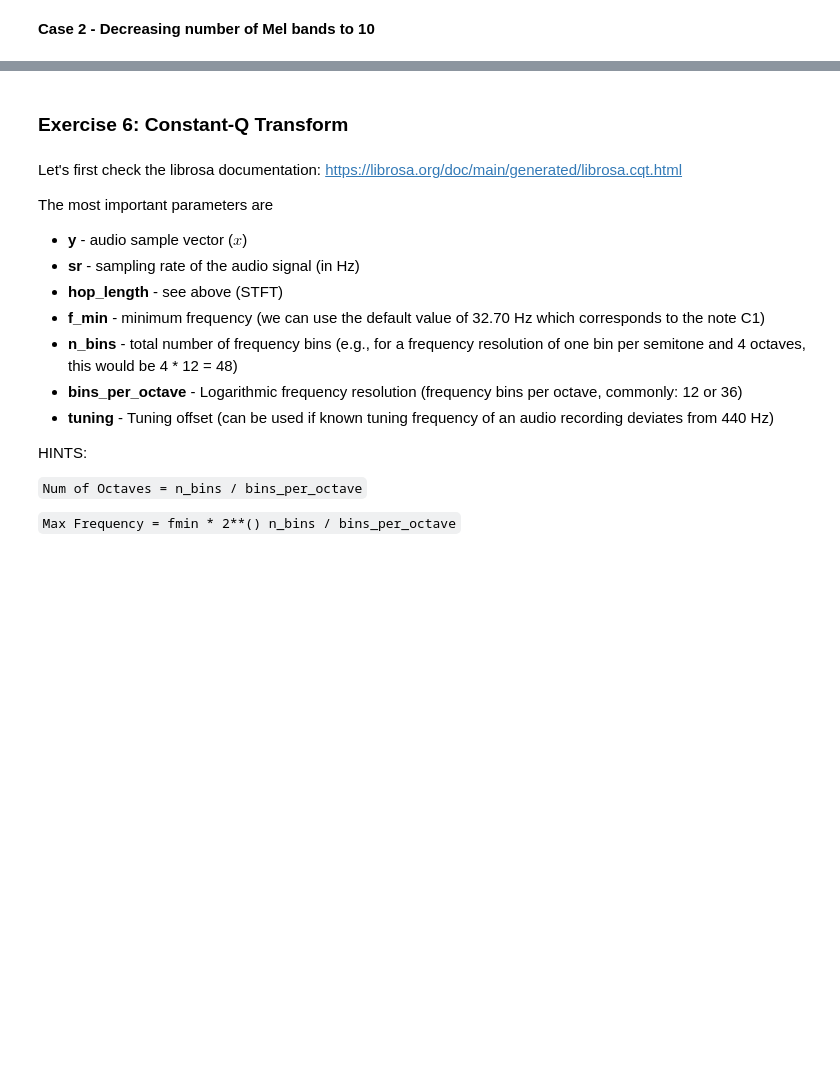
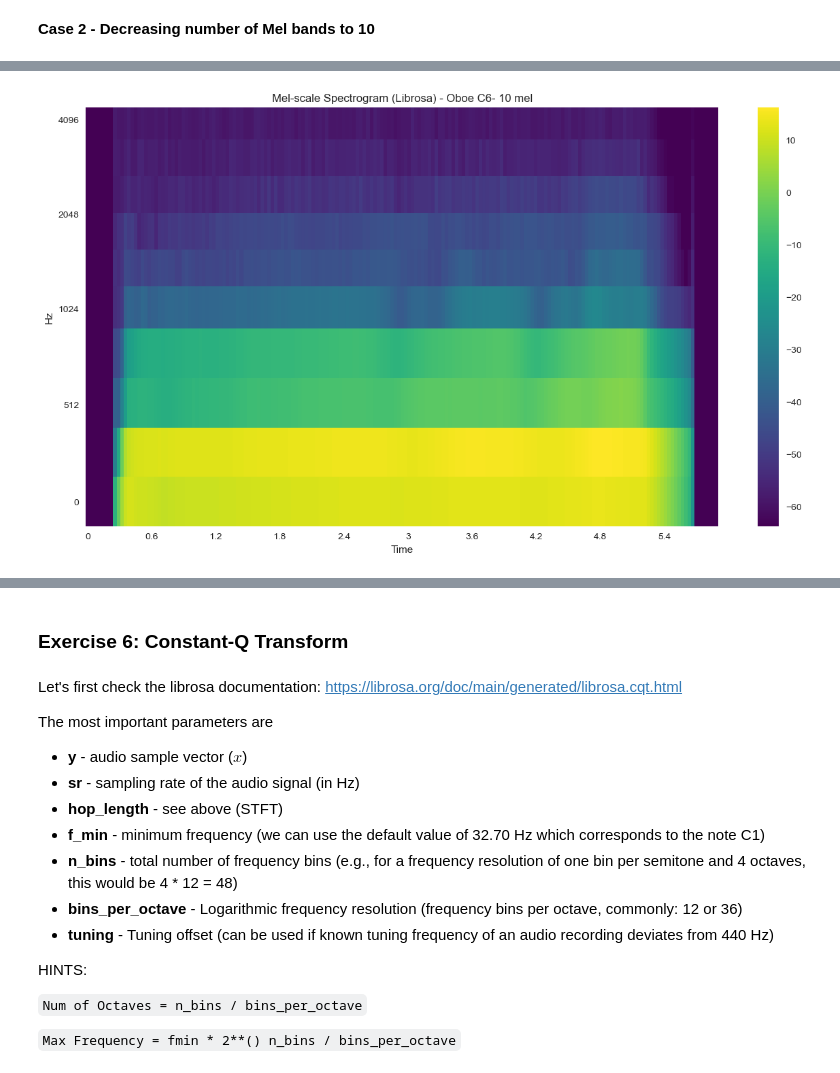
Before and after one commit to Carmenfranci/Selected, a Jupyter notebook: Lab_1_students.ipynb, the cells around one changed output, grey strips where cells are left out. Cells and saved outputs as stored; diff of their text form; code cells hidden in the pictures; blank space fills up the shorter version.

```diff
--- a/Lab_1_students.ipynb
+++ b/Lab_1_students.ipynb
@@ -866,0 +856,12 @@ WRITE YOUR CONCLUSIONS HERE!
+# %%
+n_mels = 10
+X_obm_mel = librosa.feature.melspectrogram(y=oboeC6, sr=sr, n_fft=frame_length, hop_length=hop_size, n_mels=n_mels)
+plt.figure(figsize=(15,8))
+librosa.display.specshow(librosa.power_to_db(X_obm_mel), sr=sr, hop_length=hop_size, x_axis='time', y_axis='mel', fmax=sr/2, cmap='viridis')
+plt.colorbar()
+plt.title('Mel-scale Spectrogram (Librosa) - Oboe C6- 10 mel')
+plt.xlabel('Time')
+plt.ylabel('Hz')
+plt.show()
+# %% [output]
+[figure, added]
```
Also changed, not shown: parts of 4 cells of this notebook.
